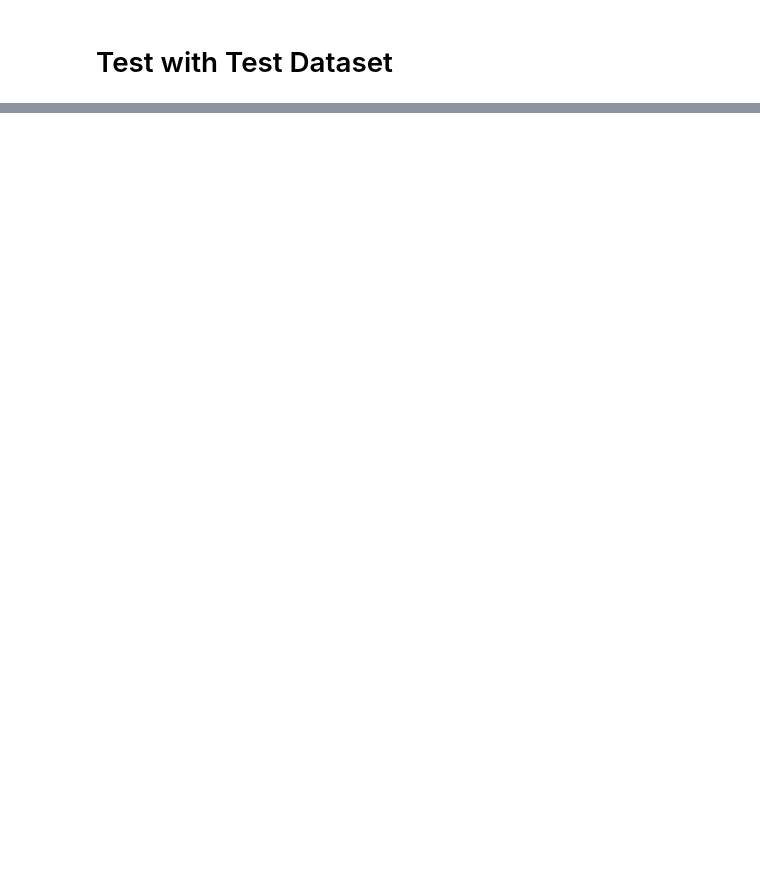
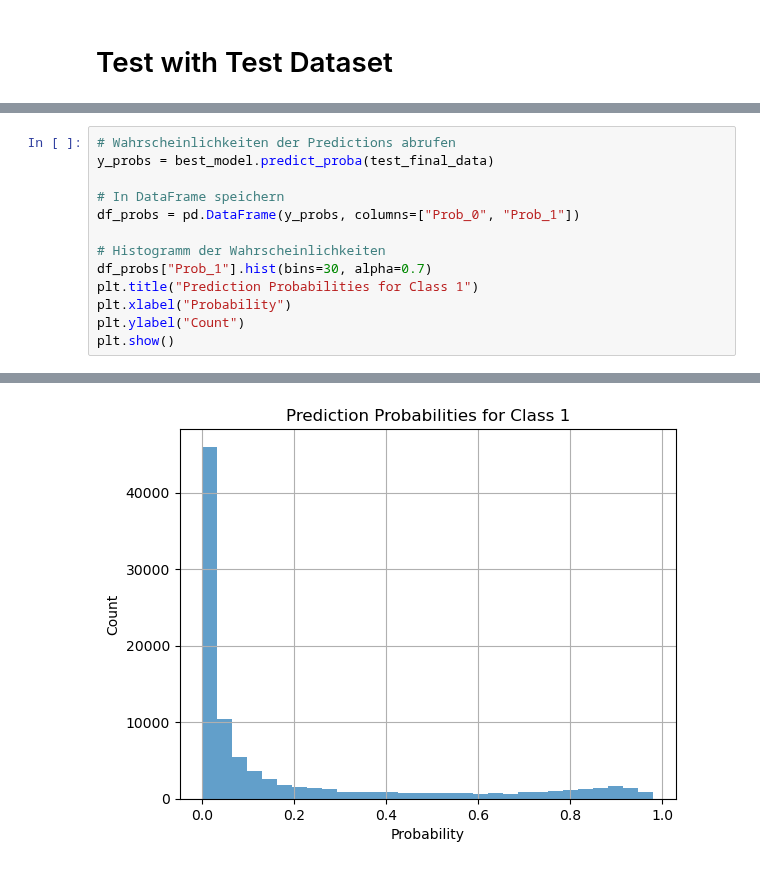
Before and after one commit to mailmezorro/playground-series-s4e11, a Jupyter notebook: Modell/playground-series-s4e11-modell.ipynb, the cells around one changed output, grey strips where cells are left out. Cells and saved outputs as stored; diff of their text form; blank space fills up the shorter version.

```diff
--- a/Modell/playground-series-s4e11-modell.ipynb
+++ b/Modell/playground-series-s4e11-modell.ipynb
@@ -180,0 +314,14 @@ predictions = best_model.predict(X_test)
+# %%
+# Wahrscheinlichkeiten der Predictions abrufen
+y_probs = best_model.predict_proba(test_final_data)
+
+# In DataFrame speichern
+df_probs = pd.DataFrame(y_probs, columns=["Prob_0", "Prob_1"])
+
+# Histogramm der Wahrscheinlichkeiten
+df_probs["Prob_1"].hist(bins=30, alpha=0.7)
+plt.title("Prediction Probabilities for Class 1")
+plt.xlabel("Probability")
+plt.ylabel("Count")
+plt.show()
+# %% [output]
@@ -180,0 +329 @@ predictions = best_model.predict(X_test)
+[figure, added]
```
Also changed, not shown: parts of 10 cells of this notebook, 6 other files.
